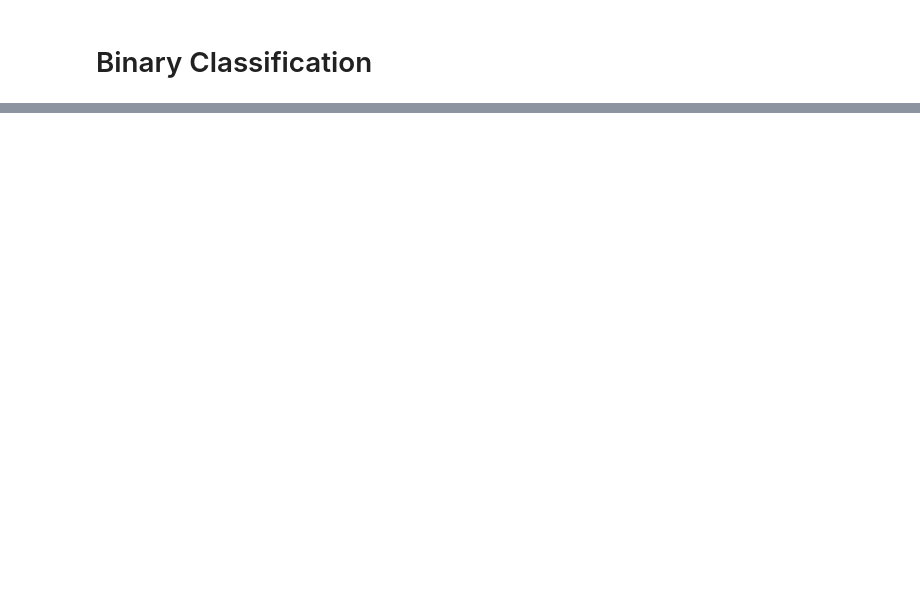
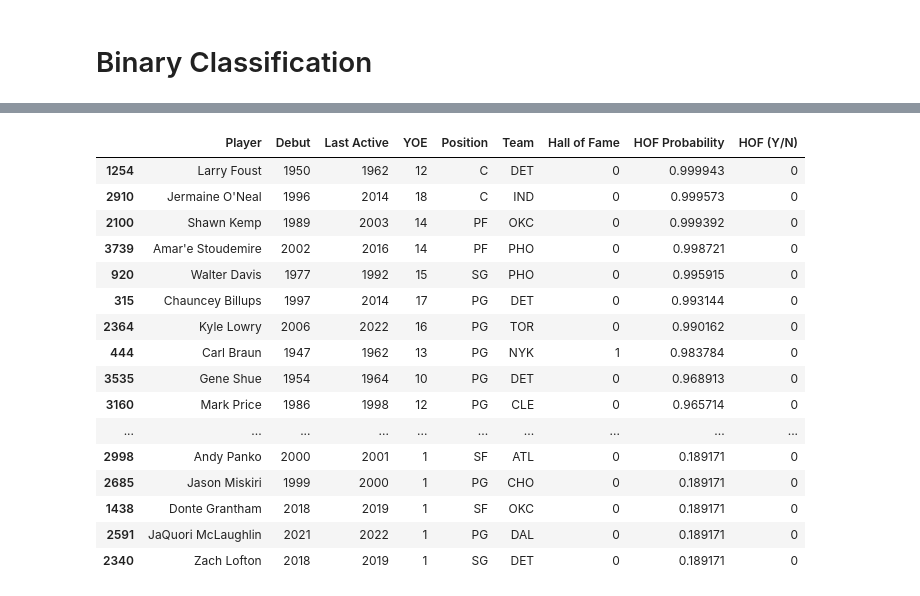
Before and after one commit to ctoeun/nba-hof-predictor, a Jupyter notebook: HOF-DataAnalysisAndPredictions.ipynb, the cells around one changed output, grey strips where cells are left out. Saved outputs shown, nothing was run; the diff lists cells and outputs as text; code cells hidden in the pictures; blank space fills up the shorter version.

```diff
--- a/HOF-DataAnalysisAndPredictions.ipynb
+++ b/HOF-DataAnalysisAndPredictions.ipynb
@@ -566,0 +593,20 @@ display(nba_players_hof_prob_to_csv.head(100))
+# %%
+display(nba_players_hof_prob_to_csv[nba_players_hof_prob_to_csv['HOF (Y/N)'] == 0].head(50))
+# %% [output]
+|  | Player | Debut | Last Active | YOE | Position | Team | Hall of Fame | HOF Probability | HOF (Y/N) |
+| 1254 | Larry Foust | 1950 | 1962 | 12 | C | DET | 0 | 0.999943 | 0 |
+| 2910 | Jermaine O'Neal | 1996 | 2014 | 18 | C | IND | 0 | 0.999573 | 0 |
+| 2100 | Shawn Kemp | 1989 | 2003 | 14 | PF | OKC | 0 | 0.999392 | 0 |
+| 3739 | Amar'e Stoudemire | 2002 | 2016 | 14 | PF | PHO | 0 | 0.998721 | 0 |
+| 920 | Walter Davis | 1977 | 1992 | 15 | SG | PHO | 0 | 0.995915 | 0 |
+| 315 | Chauncey Billups | 1997 | 2014 | 17 | PG | DET | 0 | 0.993144 | 0 |
+| 2364 | Kyle Lowry | 2006 | 2022 | 16 | PG | TOR | 0 | 0.990162 | 0 |
+| 444 | Carl Braun | 1947 | 1962 | 13 | PG | NYK | 1 | 0.983784 | 0 |
+| 3535 | Gene Shue | 1954 | 1964 | 10 | PG | DET | 0 | 0.968913 | 0 |
+| 3160 | Mark Price | 1986 | 1998 | 12 | PG | CLE | 0 | 0.965714 | 0 |
+| ... | ... | ... | ... | ... | ... | ... | ... | ... | ... |
+| 2998 | Andy Panko | 2000 | 2001 | 1 | SF | ATL | 0 | 0.189171 | 0 |
+| 2685 | Jason Miskiri | 1999 | 2000 | 1 | PG | CHO | 0 | 0.189171 | 0 |
+| 1438 | Donte Grantham | 2018 | 2019 | 1 | SF | OKC | 0 | 0.189171 | 0 |
+| 2591 | JaQuori McLaughlin | 2021 | 2022 | 1 | PG | DAL | 0 | 0.189171 | 0 |
+| 2340 | Zach Lofton | 2018 | 2019 | 1 | SG | DET | 0 | 0.189171 | 0 |
```
Also changed, not shown: parts of 41 cells of this notebook, 9 other files.
